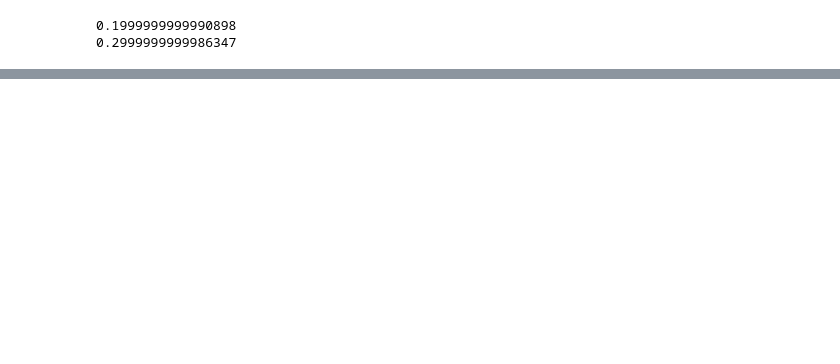
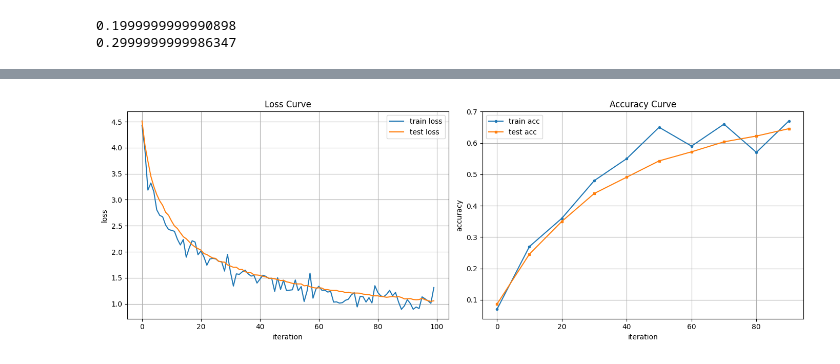
Before and after one commit to martinal-lee/deepLearningStart, a Jupyter notebook: 2_neural_network_learning.ipynb, the cells around one changed output, grey strips where cells are left out. Drawn from its saved outputs; the diff is of its cells as text; code cells hidden in the pictures; blank space fills up the shorter version.

```diff
--- a/2_neural_network_learning.ipynb
+++ b/2_neural_network_learning.ipynb
@@ -179,0 +286,8 @@ plt.show()
+# %%
+# 插入一个广播机制
+x = np.random.randint(1,3,(3,1))
+print(f"x:{x}")
+y = np.array([[4,5,6],[7,8,9],[10,11,12]])
+print(f"y:{y}")
+z = y-x
+print(f"z:{z}")
@@ -179,0 +558,28 @@ plt.show()
+# %%
+import matplotlib.pyplot as plt
+
+fig, (ax1, ax2) = plt.subplots(1, 2, figsize=(14, 5))
+
+# 左图：Loss 曲线
+ax1.plot(range(len(train_loss_list)), train_loss_list, label='train loss')
+ax1.plot(range(len(test_loss_list)), test_loss_list, label='test loss')
+ax1.set_xlabel('iteration')
+ax1.set_ylabel('loss')
+ax1.set_title('Loss Curve')
+ax1.legend()
+ax1.grid(True)
+
+# 右图：Accuracy 曲线（每10个iteration记录一次）
+x_acc = list(range(0, len(train_acc_list) * 10, 10))
+ax2.plot(x_acc, train_acc_list, marker='o', markersize=3, label='train acc')
+ax2.plot(x_acc, test_acc_list, marker='s', markersize=3, label='test acc')
+ax2.set_xlabel('iteration')
+ax2.set_ylabel('accuracy')
+ax2.set_title('Accuracy Curve')
+ax2.legend()
+ax2.grid(True)
+
+plt.tight_layout()
+plt.show()
+# %% [output]
+[figure, added]
```
Also changed, not shown: parts of 9 cells of this notebook, 7 other files.
